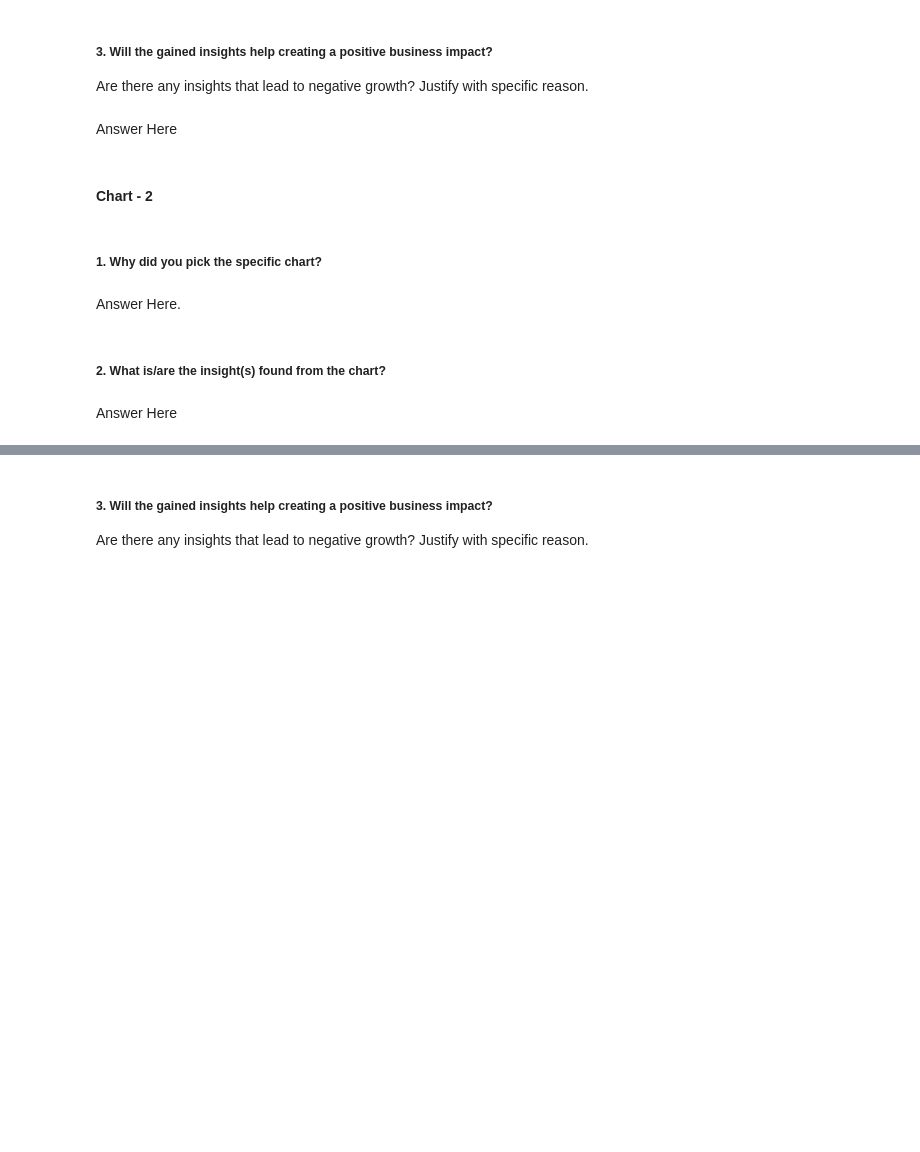
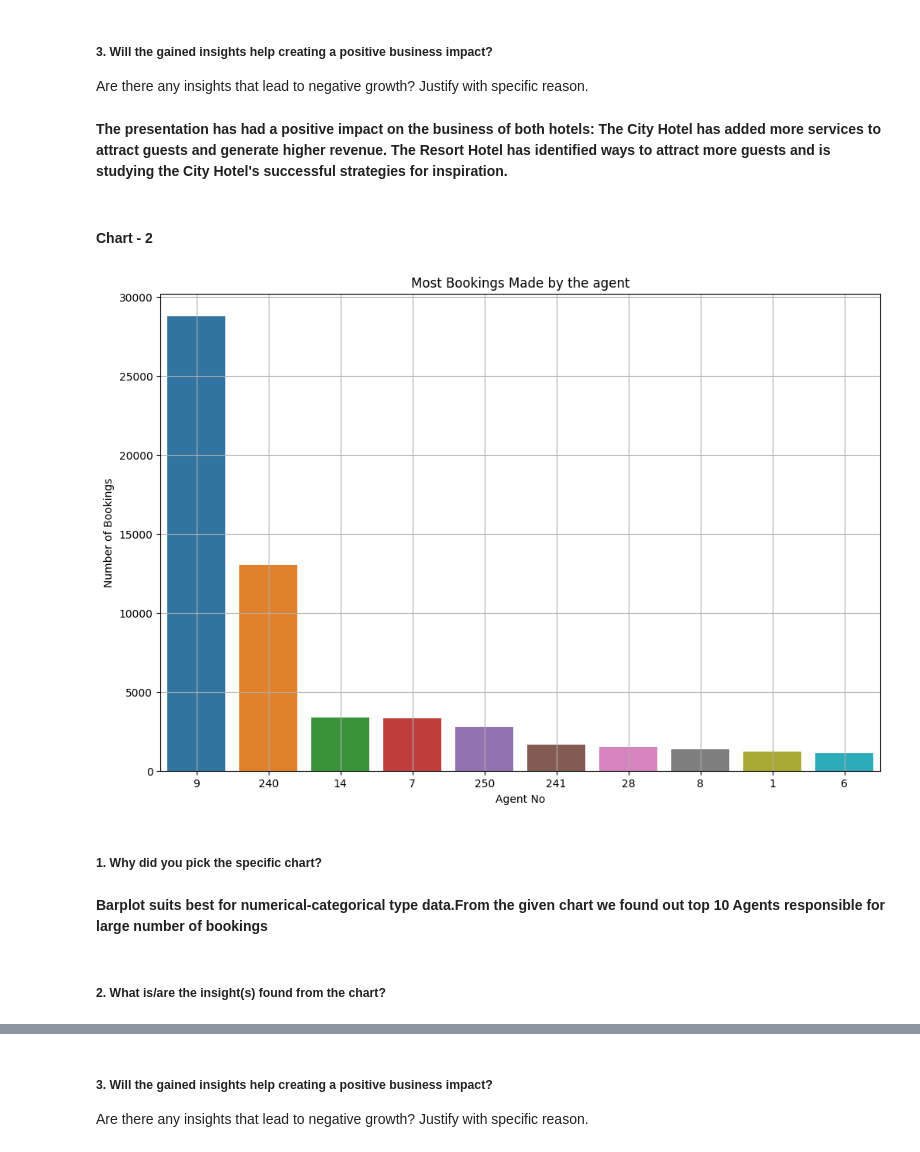
Before and after one commit to shubham19nijwala/EDA-Hotel_Booking, a Jupyter notebook: EDA_on_Hotel_Booking.ipynb, the cells around one changed output, grey strips where cells are left out. Drawn from its saved outputs; the diff is of its cells as text; code cells hidden in the pictures; blank space fills up the shorter version.

```diff
--- a/EDA_on_Hotel_Booking.ipynb
+++ b/EDA_on_Hotel_Booking.ipynb
@@ -313,7 +489,9 @@ Answer Here
 # %% [markdown]
 ##### 3. Will the gained insights help creating a positive business impact?
 Are there any insights that lead to negative growth? Justify with specific reason.
-# %% [markdown]
-Answer Here
+# %% [markdown]
+ **The presentation has had a positive impact on the business of both hotels:
+The City Hotel has added more services to attract guests and generate higher revenue.
+The Resort Hotel has identified ways to attract more guests and is studying the City Hotel's successful strategies for inspiration.**
 # %% [markdown]
 #### Chart - 2
@@ -322,8 +498,22 @@ Answer Here
+# %%
+# Chart - 2 visualization code
+highest_bookings= hotel_df.groupby(['agent'])['agent'].agg({'count'}).reset_index().rename(columns={'count': "Most_Bookings" }).sort_values(by='Most_Bookings',ascending=False)
+
+ # as agent 0 was NAN value and we replaced it with 0 and indicates no bookings.so droping.
+highest_bookings.drop(highest_bookings[highest_bookings['agent']==0].index,inplace=True)   #or simply: highest_bookings.drop(0)
+# taking top 10 bookings made by agent
+top_ten_highest_bookings=highest_bookings[:10]
+plt.figure(figsize=(12,8))
+sns.barplot(x='agent',y='Most_Bookings',order=top_ten_highest_bookings['agent'],data=top_ten_highest_bookings)
+plt.xlabel('Agent No')
+plt.ylabel('Number of Bookings')
+plt.title("Most Bookings Made by the agent")
+plt.grid(True)
+# %% [output]
+[figure, added]
 # %% [markdown]
 ##### 1. Why did you pick the specific chart?
-# %% [markdown]
-Answer Here.
+# %% [markdown]
+**Barplot suits best for numerical-categorical type data.From the given chart we found out top 10 Agents responsible for large number of  bookings**
 # %% [markdown]
 ##### 2. What is/are the insight(s) found from the chart?
-# %% [markdown]
-Answer Here
```
Also changed, not shown: parts of 39 cells of this notebook.
